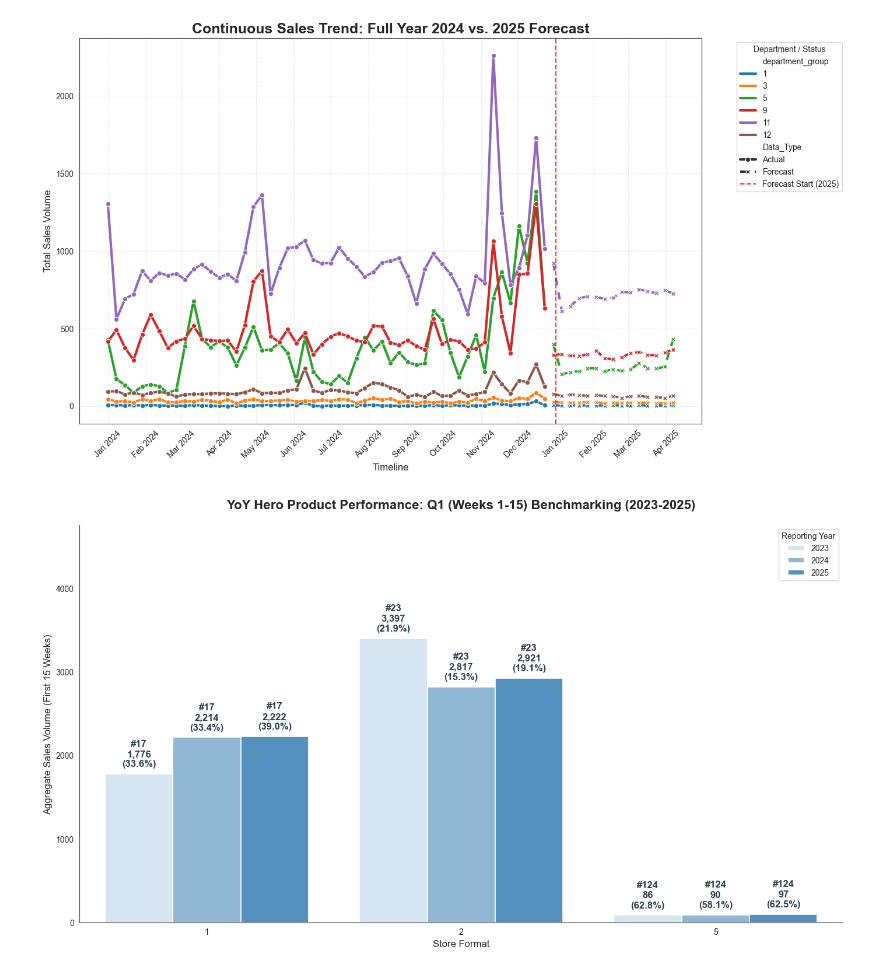
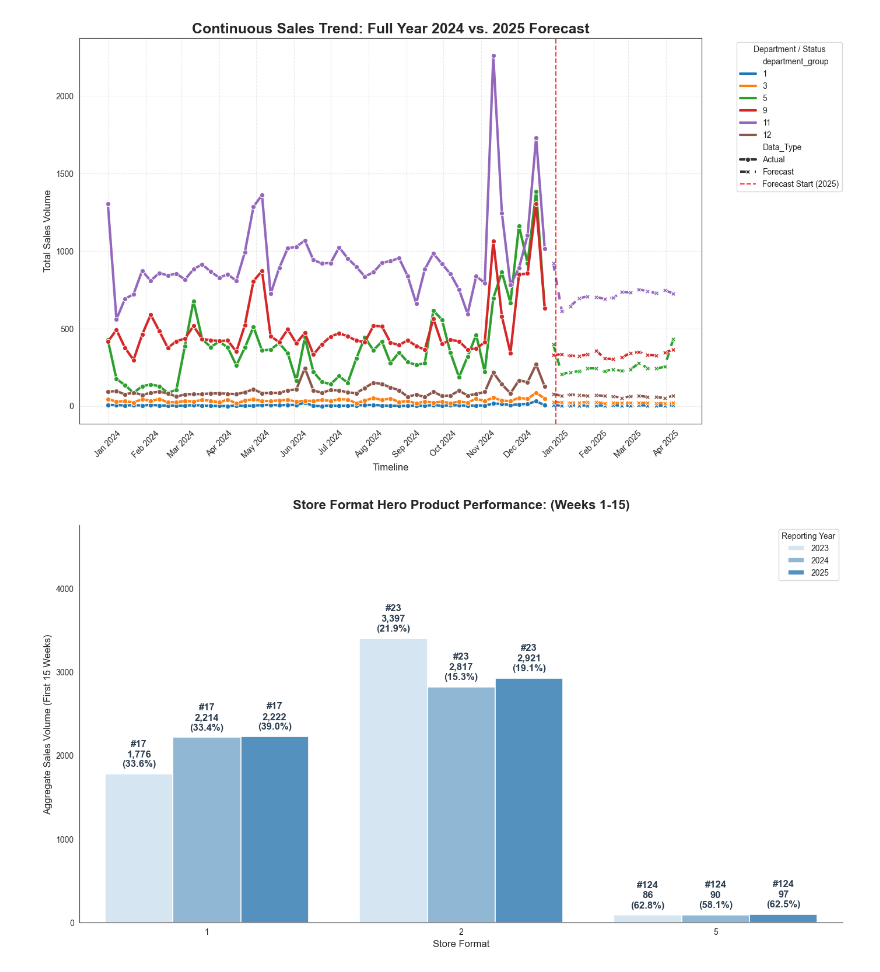
Before and after one commit to luisgrewe/StockSalesPrediction, a Jupyter notebook: salesprediction.ipynb, the cells around one changed output. Cells and saved outputs as stored; diff of their text form; code cells hidden in the pictures.

Commit message:
Add Plot Titles

```diff
--- a/salesprediction.ipynb
+++ b/salesprediction.ipynb
@@ -1545,35 +1544,35 @@ for i, p in enumerate(ax.patches):
             (comparison_df['year'] == current_year)
         ]
 
         if not row.empty:
             sku_num = row['product_number'].values[0]
             share = row['share_pct'].values[0]
 
             plt.text(
                 p.get_x() + p.get_width() / 2.,
                 height + (comparison_df['sales'].max() * 0.02),
                 f'#{int(sku_num)}\n{int(height):,}\n({share:.1f}%)',
                 ha='center', va='bottom',
                 fontsize=12, fontweight='bold', color='#2c3e50'
             )
 
 # Final chart styling for professional presentation
-plt.title('YoY Hero Product Performance: Q1 (Weeks 1-15) Benchmarking (2023-2025)',
+plt.title('Store Format Hero Product Performance: (Weeks 1-15)',
           fontsize=16, fontweight='bold', pad=20)
 plt.xlabel('Store Format', fontsize=12)
 plt.ylabel('Aggregate Sales Volume (First 15 Weeks)', fontsize=12)
 plt.legend(title='Reporting Year', loc='upper right', frameon=True)
 
 # Adjust y-axis limit to provide space for annotations
 plt.ylim(0, comparison_df['sales'].max() * 1.4)
 sns.despine()
 plt.tight_layout()
 
 # Save the plot for the final report
 plt.savefig('images/hero_performance_comparison_store_format.png', dpi=300)
 plt.show()
 # %% [output]
-[figure, old version]
+[figure, new version]
 # %%
 history = X_train_preprocessed[
     (X_train_preprocessed['year'].isin([2023, 2024])) &
```
Also changed, not shown: parts of 3 cells of this notebook, 2 other files.
